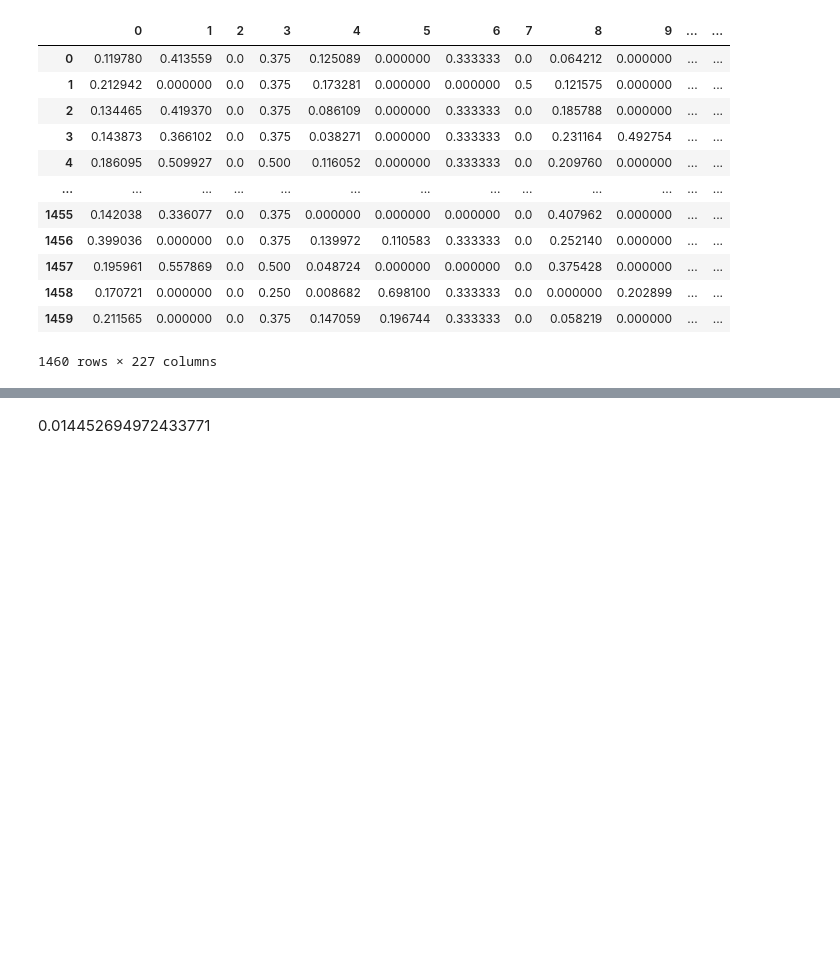
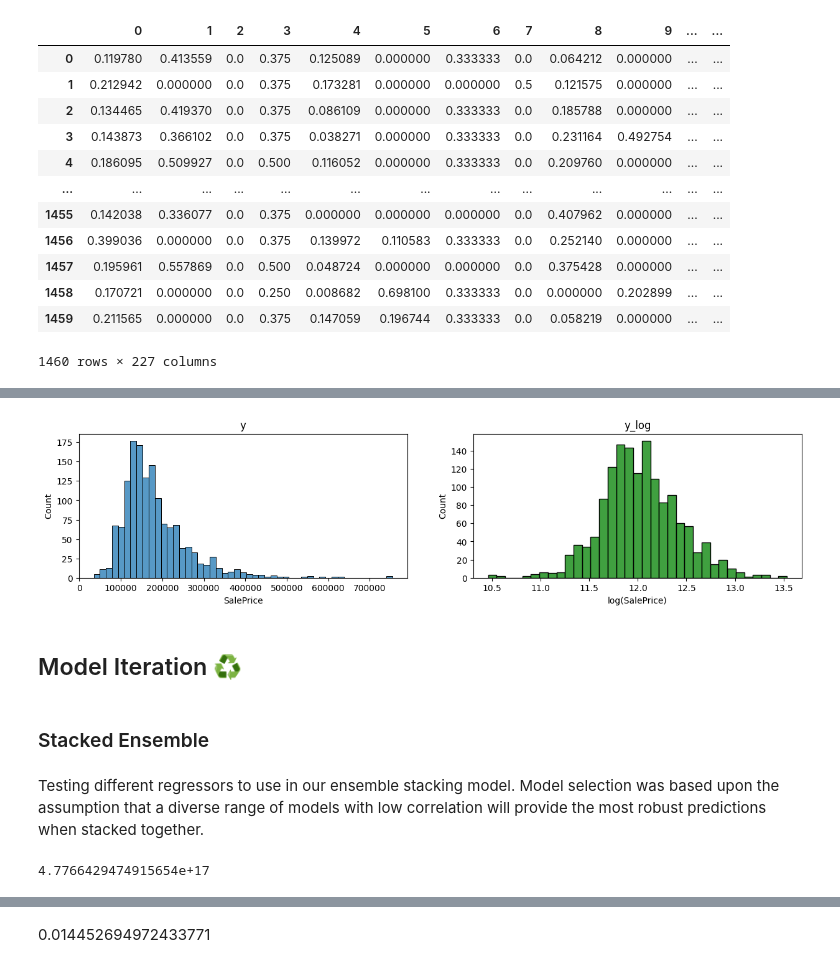
Before and after one commit to oscarschraenkler/House-prices-kaggle-competition, a Jupyter notebook: houses_kaggle_competition.ipynb, the cells around one changed output, grey strips where cells are left out. Drawn from its saved outputs; the diff is of its cells as text; code cells hidden in the pictures; blank space fills up the shorter version.

```diff
--- a/houses_kaggle_competition.ipynb
+++ b/houses_kaggle_competition.ipynb
@@ -705,6 +469,4 @@ See [animation](https://twitter.com/ari_seff/status/1409296508634152964)
 # %%
-from sklearn.feature_selection import SelectPercentile, mutual_info_regression
-
 preproc_transformer = make_column_transformer(
     (preproc_numerical, make_column_selector(dtype_include=["int64", "float64"])),
     (preproc_ordinal, feat_ordinal),
@@ -713,7 +475,7 @@ preproc_transformer = make_column_transformer(
 
 preproc_selector = SelectPercentile(
     mutual_info_regression,
-    percentile=50, # keep only 25% of all features
+    percentile=80, #Keep only 80% of all features
 )
 
 preproc = make_pipeline(
@@ -940,0 +518,12 @@ Wall time: 6min 57s
+# %%
+y_log = np.log(y)
+plt.figure(figsize=(15,3))
+plt.subplot(1,2,1)
+sns.histplot(y)
+plt.title('y')
+plt.subplot(1,2,2)
+sns.histplot(y_log, color='green')
+plt.xlabel("log(SalePrice)")
+plt.title('y_log');
+# %% [output]
+[figure, added]
@@ -940,0 +536,13 @@ Wall time: 6min 57s
+# %% [markdown]
+## Model Iteration ♻
+# %% [markdown]
+### Stacked Ensemble
+# %% [markdown]
+Testing different regressors to use in our ensemble stacking model. Model selection was based upon the assumption that a diverse range of models with low correlation will provide the most robust predictions when stacked together.
+# %%
+#Linear Regressor
+model = LinearRegression()
+pipe_linreg = make_pipeline(preproc, model)
+cross_val_score(pipe_linreg, X, y_log, cv=5, scoring=mse).mean()
+# %% [output]
+4.7766429474915654e+17
```
Also changed, not shown: parts of 144 cells of this notebook, 1 other file.
